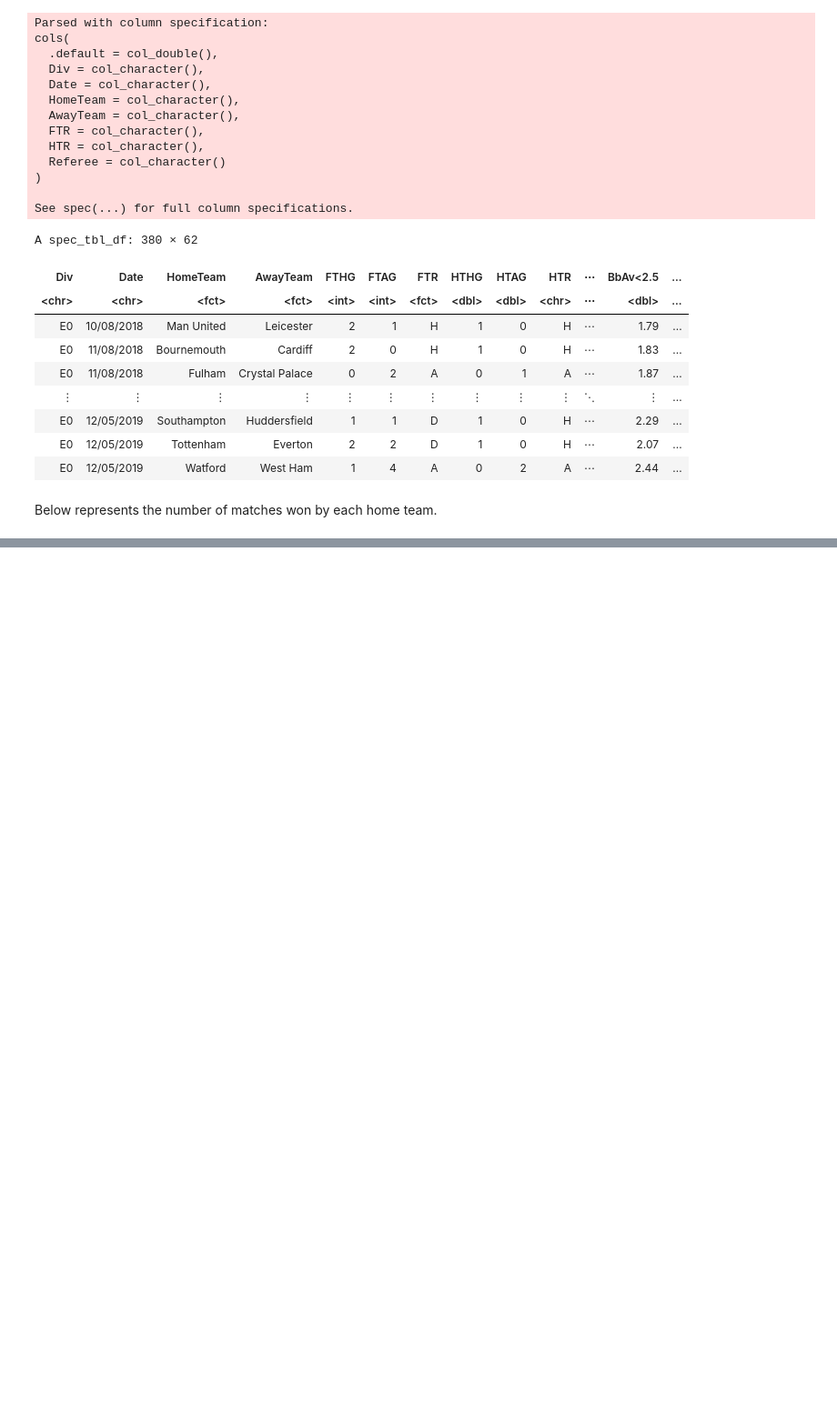
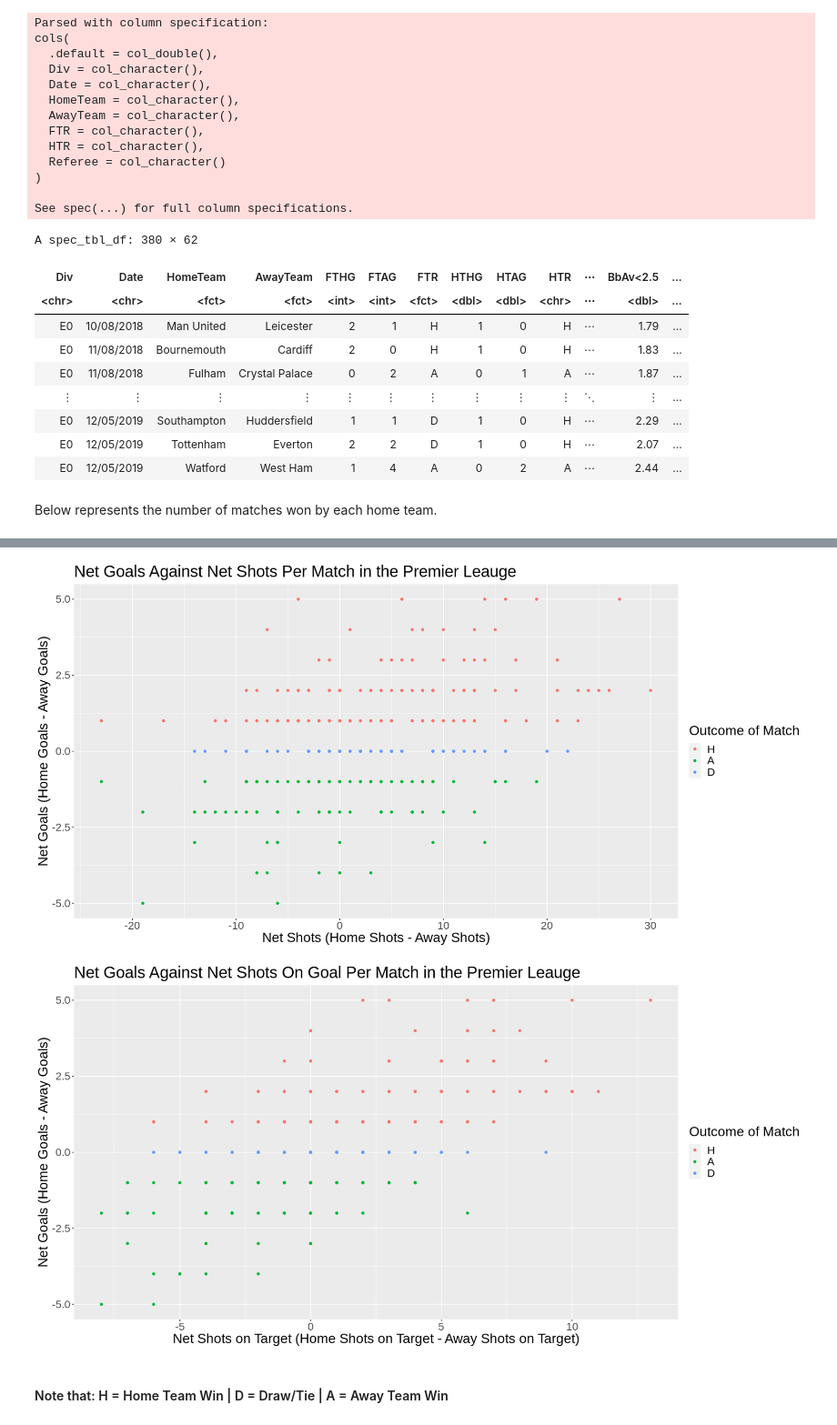
Before and after one commit to armanmoztar/DSCI100-group-project-report, a Jupyter notebook: Group_Project.ipynb, the cells around one changed output, grey strips where cells are left out. Shown: that part at 91% size. Cells and saved outputs as stored; diff of their text form; code cells hidden in the pictures; blank space fills up the shorter version.

```diff
--- a/Group_Project.ipynb
+++ b/Group_Project.ipynb
@@ -104,0 +105,30 @@ A grouped_df: 286 × 6
+# %%
+options(repr.plot.height = 8, repr.plot.width = 16)
+
+netscore_vs_netshots_plot <- match_train %>%
+    mutate(NetScore = FTHG - FTAG, NetShots = HS - AS) %>%
+    ggplot(aes(x= NetShots, y = NetScore, color = FTR)) +
+    geom_point() +
+    labs(x= "Net Shots (Home Shots - Away Shots)", y = "Net Goals (Home Goals - Away Goals)",
+        color = "Outcome of Match") +
+    ggtitle("Net Goals Against Net Shots Per Match in the Premier Leauge") +
+    theme(text = element_text(size=20))
+
+netscore_vs_netshots_ongoal_plot <- match_train %>%
+    mutate(NetScore = FTHG - FTAG, NetShotsOnGoal = HST - AST) %>%
+    ggplot(aes(x= NetShotsOnGoal, y = NetScore, color = FTR)) +
+    geom_point() +
+    labs(x= "Net Shots on Target (Home Shots on Target - Away Shots on Target)",
+         y = "Net Goals (Home Goals - Away Goals)",
+        color = "Outcome of Match") +
+    ggtitle("Net Goals Against Net Shots On Goal Per Match in the Premier Leauge") +
+    theme(text = element_text(size=20))
+
+
+netscore_vs_netshots_plot
+netscore_vs_netshots_ongoal_plot
+# %% [output]
+[figure, added]
+[figure, added]
+# %% [markdown]
+#### Note that:  H = Home Team Win | D = Draw/Tie | A = Away Team Win
```
Also changed, not shown: parts of 1 cell of this notebook.
